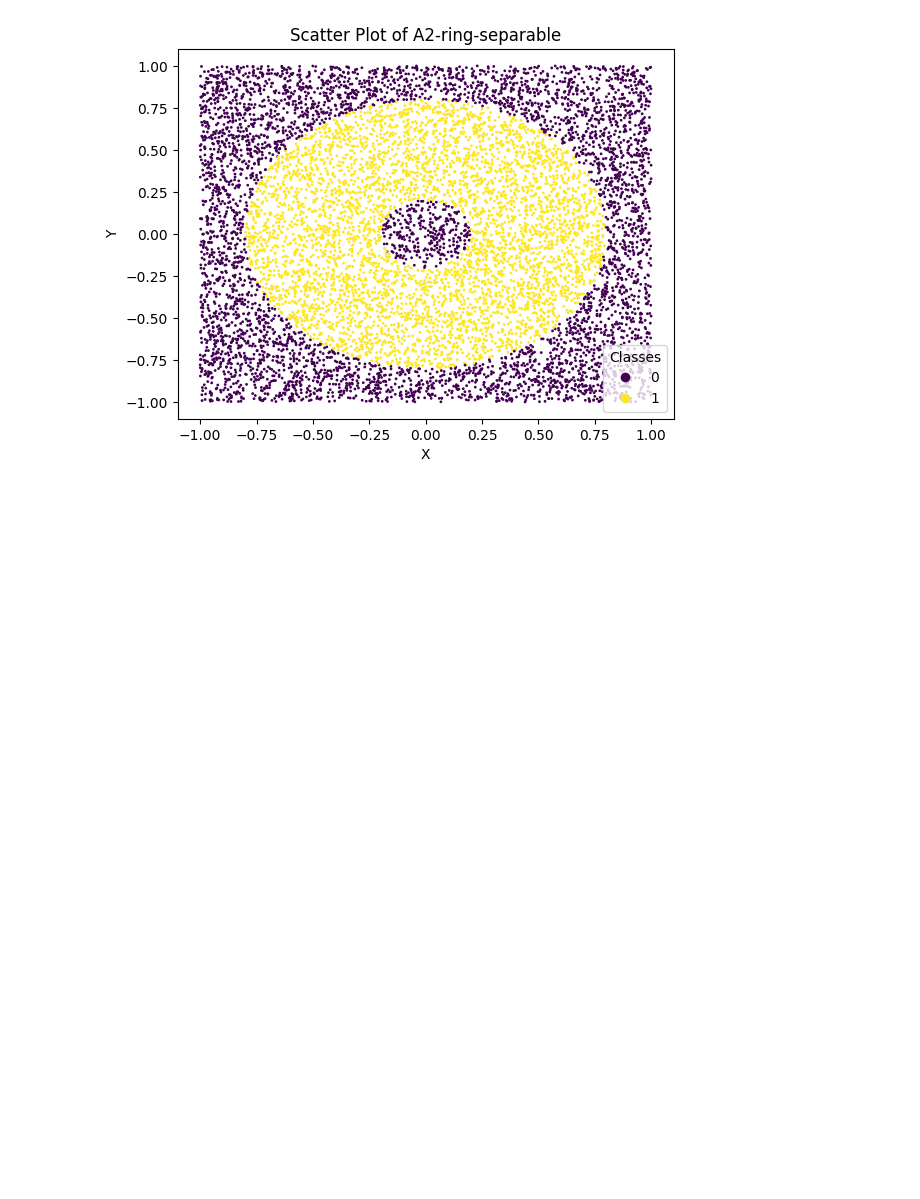
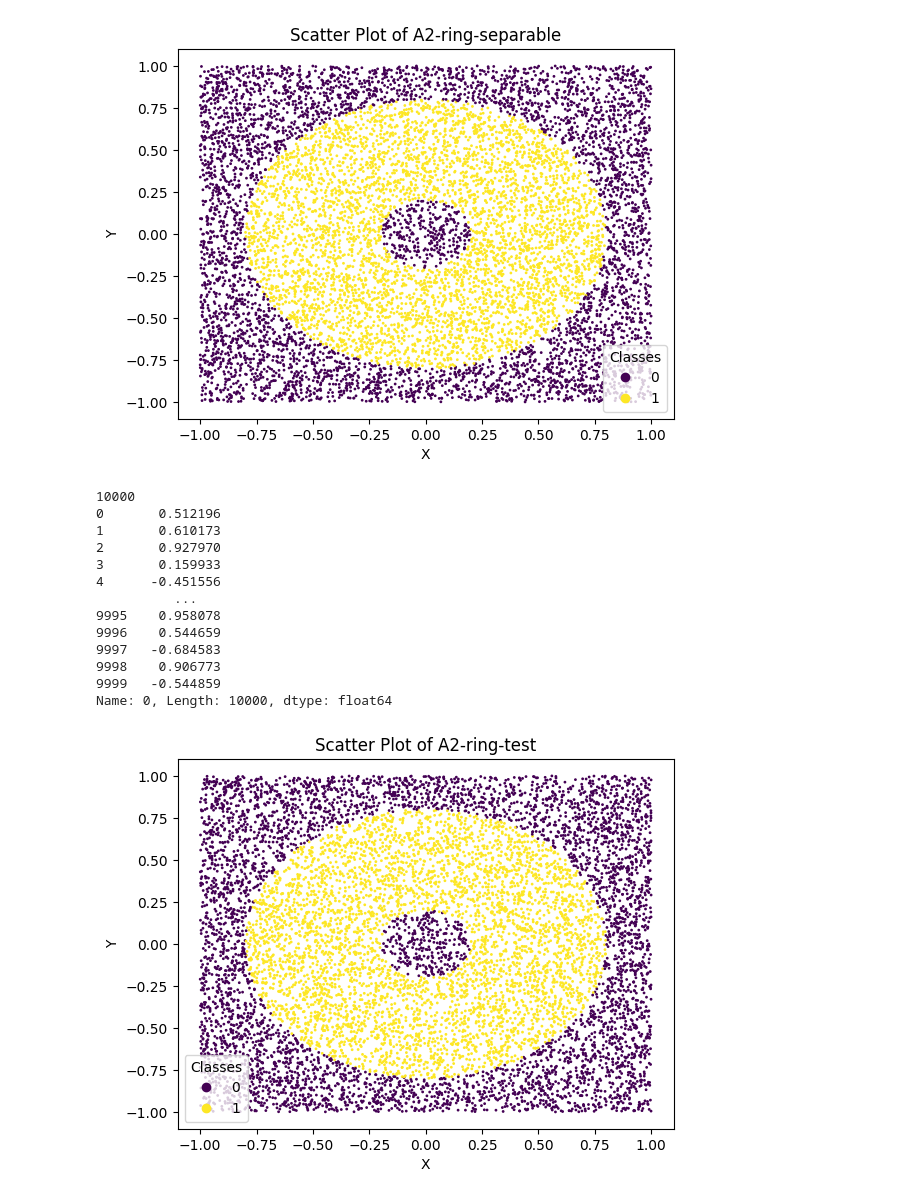
Before and after one commit to YoussefEzz/Classification-SVM-BP-and-LR, a Jupyter notebook: Ring_Datasets.ipynb, the cells around one changed output. Drawn from its saved outputs; the diff is of its cells as text; code cells hidden in the pictures; blank space fills up the shorter version.

```diff
--- a/Ring_Datasets.ipynb
+++ b/Ring_Datasets.ipynb
@@ -90,3 +90,49 @@ plt.show()
 9999   -0.532259
 Name: 0, Length: 10000, dtype: float64
 [figure]
+# %%
+#read the information of A2-ring-test.txt and load it into a dataframe to plot it
+import pandas as pd
+import numpy as np
+import matplotlib.pyplot as plt
+
+#read A2 ring test data
+df_test = pd.read_csv('Data/A2-ring/A2-ring-test.txt', sep='\t', header=None)
+print(df_test.shape[0])
+print(df_test[df_test.columns[0]])
+
+#read two input(features) columns
+x = df_test[df_test.columns[0]]
+y = df_test[df_test.columns[1]]
+
+#read one output(class) column
+output = df_test[df_test.columns[2]]
+sizes = np.full((1, df_test.shape[0]), 1)
+
+# Create a scatter plot using Matplotlib
+scatter = plt.scatter(x, y, c=output, s=sizes)
+
+# Set labels and title
+plt.xlabel('X')
+plt.ylabel('Y')
+plt.title('Scatter Plot of A2-ring-test')
+
+# Create a legend using the scatter points and class labels
+legend = plt.legend(*scatter.legend_elements(), title='Classes')
+# Display the plot
+plt.show()
+# %% [output]
+10000
+0       0.512196
+1       0.610173
+2       0.927970
+3       0.159933
+4      -0.451556
+          ...
+9995    0.958078
+9996    0.544659
+9997   -0.684583
+9998    0.906773
+9999   -0.544859
+Name: 0, Length: 10000, dtype: float64
+[figure, added]
```
Also changed, not shown: 4 other files.
